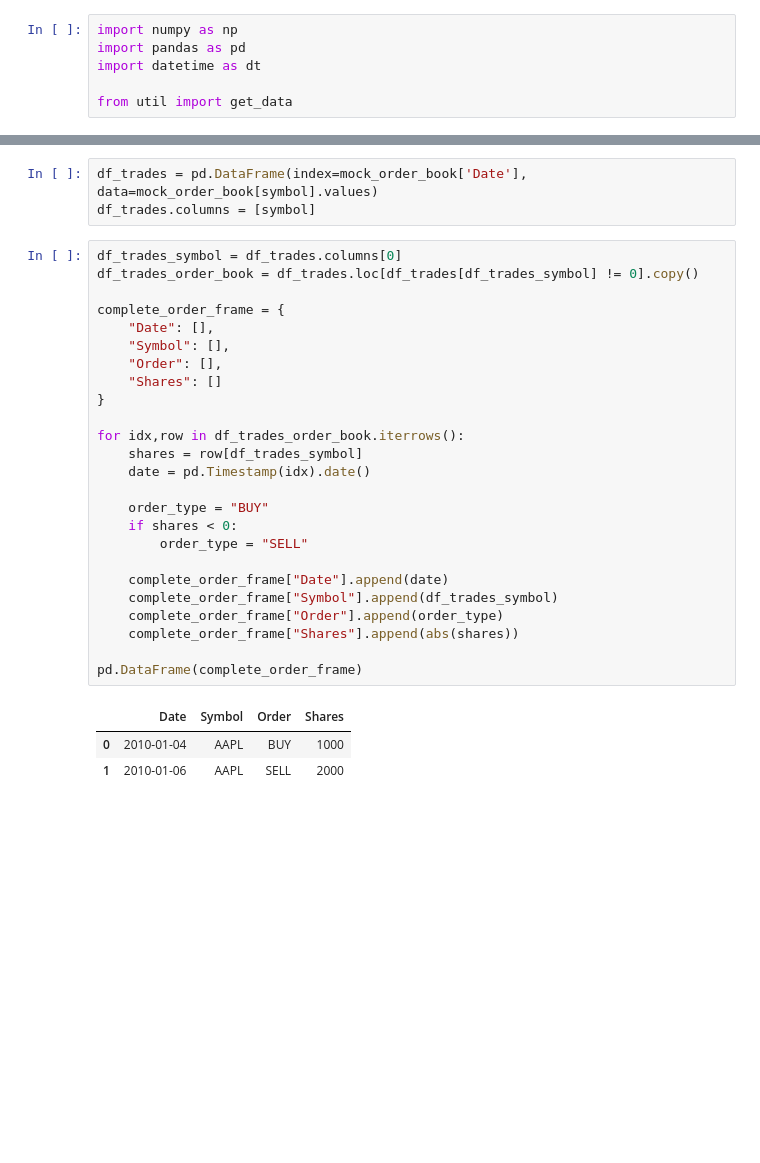
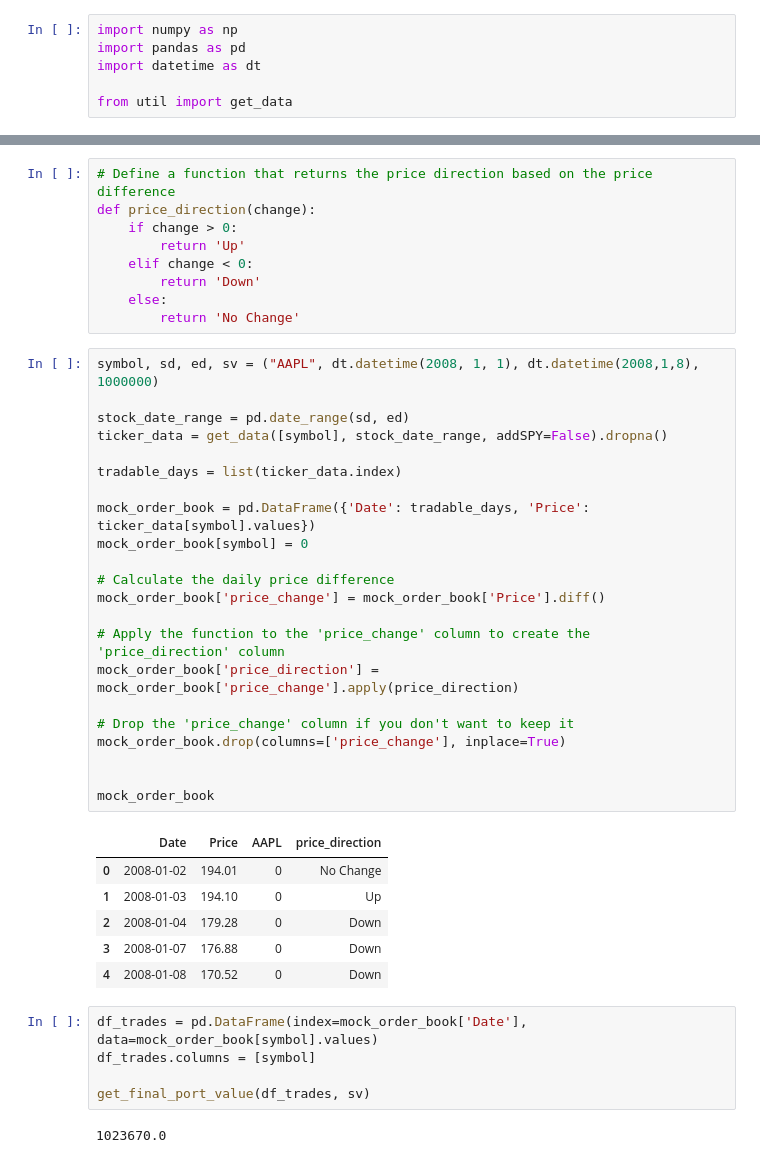
Before and after one commit to Mechasparrow/ml4t_indicator_evaluation, a Jupyter notebook: testing.ipynb, the cells around one changed output, grey strips where cells are left out. Saved outputs shown, nothing was run; the diff lists cells and outputs as text; blank space fills up the shorter version.

```diff
--- a/testing.ipynb
+++ b/testing.ipynb
@@ -26,32 +107,45 @@ mock_order_book.loc[mock_order_book['Date'] == '2010-01-06', symbol] = -2000
+# %%
+# Define a function that returns the price direction based on the price difference
+def price_direction(change):
+    if change > 0:
+        return 'Up'
+    elif change < 0:
+        return 'Down'
+    else:
+        return 'No Change'
+# %%
+symbol, sd, ed, sv = ("AAPL", dt.datetime(2008, 1, 1), dt.datetime(2008,1,8), 1000000)
+
+stock_date_range = pd.date_range(sd, ed)
+ticker_data = get_data([symbol], stock_date_range, addSPY=False).dropna()
+
+tradable_days = list(ticker_data.index)
+
+mock_order_book = pd.DataFrame({'Date': tradable_days, 'Price': ticker_data[symbol].values})
+mock_order_book[symbol] = 0
+
+# Calculate the daily price difference
+mock_order_book['price_change'] = mock_order_book['Price'].diff()
+
+# Apply the function to the 'price_change' column to create the 'price_direction' column
+mock_order_book['price_direction'] = mock_order_book['price_change'].apply(price_direction)
+
+# Drop the 'price_change' column if you don't want to keep it
+mock_order_book.drop(columns=['price_change'], inplace=True)
+
+
+mock_order_book
+# %% [output]
+|  | Date | Price | AAPL | price_direction |
+| 0 | 2008-01-02 | 194.01 | 0 | No Change |
+| 1 | 2008-01-03 | 194.10 | 0 | Up |
+| 2 | 2008-01-04 | 179.28 | 0 | Down |
+| 3 | 2008-01-07 | 176.88 | 0 | Down |
+| 4 | 2008-01-08 | 170.52 | 0 | Down |
 # %%
 df_trades = pd.DataFrame(index=mock_order_book['Date'], data=mock_order_book[symbol].values)
 df_trades.columns = [symbol]
+
+get_final_port_value(df_trades, sv)
+# %% [output]
+1023670.0
-# %%
-df_trades_symbol = df_trades.columns[0]
-df_trades_order_book = df_trades.loc[df_trades[df_trades_symbol] != 0].copy()
-
-complete_order_frame = {
-    "Date": [],
-    "Symbol": [],
-    "Order": [],
-    "Shares": []
-}
-
-for idx,row in df_trades_order_book.iterrows():
-    shares = row[df_trades_symbol]
-    date = pd.Timestamp(idx).date()
-
-    order_type = "BUY"
-    if shares < 0:
-        order_type = "SELL"
-
-    complete_order_frame["Date"].append(date)
-    complete_order_frame["Symbol"].append(df_trades_symbol)
-    complete_order_frame["Order"].append(order_type)
-    complete_order_frame["Shares"].append(abs(shares))
-
-pd.DataFrame(complete_order_frame)
-# %% [output]
-|  | Date | Symbol | Order | Shares |
-| 0 | 2010-01-04 | AAPL | BUY | 1000 |
-| 1 | 2010-01-06 | AAPL | SELL | 2000 |
```
Also changed, not shown: parts of 15 cells of this notebook, 14 other files.
